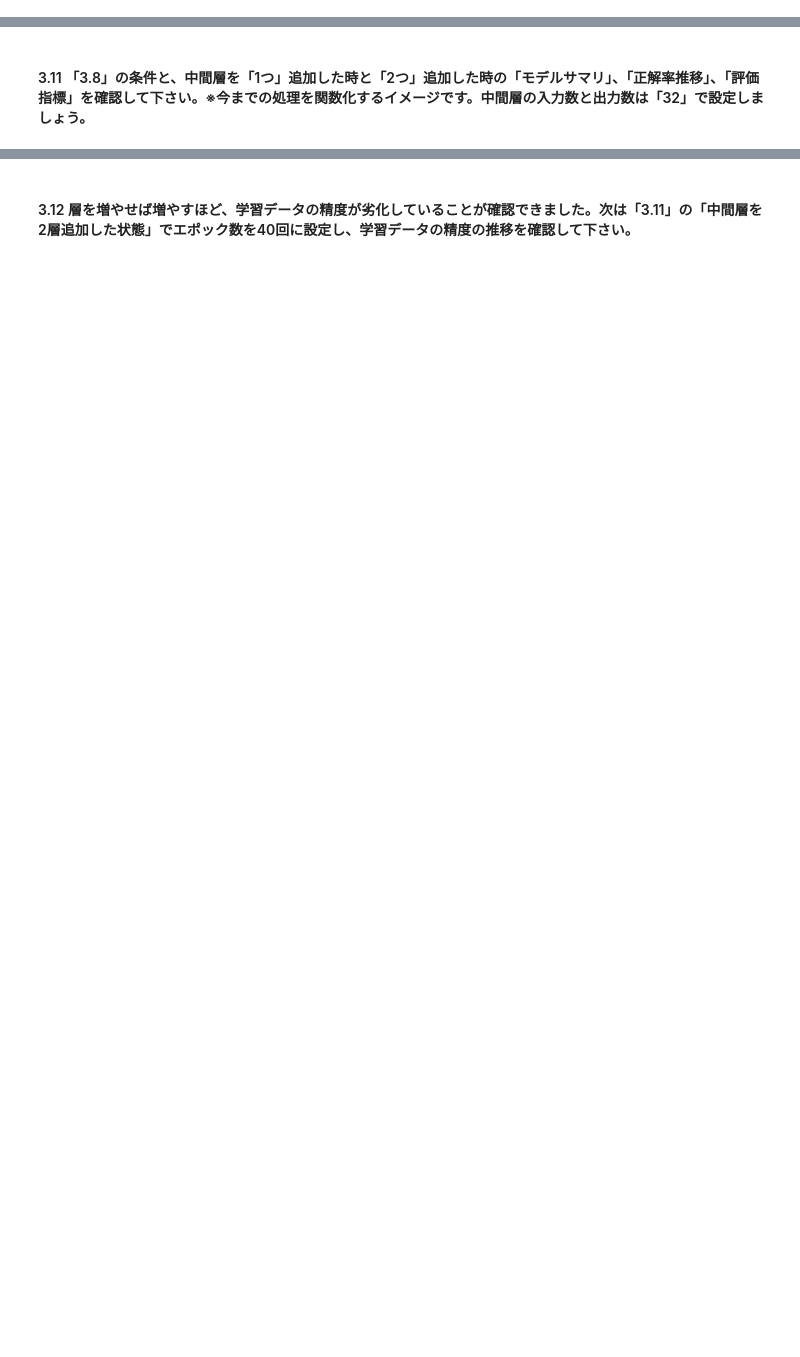
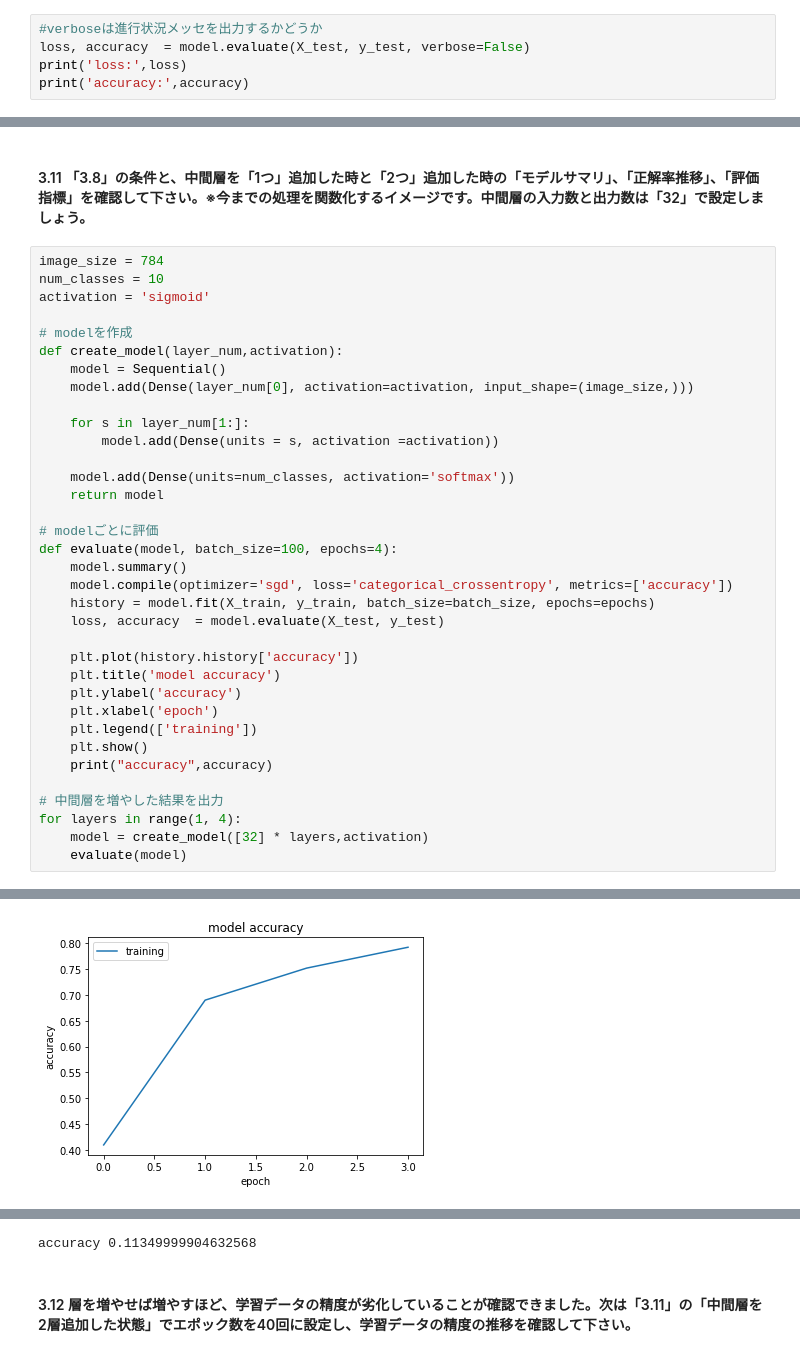
Before and after one commit to konomi1/Python_lesson, a Jupyter notebook: neural_network_editor.ipynb, the cells around one changed output, grey strips where cells are left out. Saved outputs shown, nothing was run; the diff lists cells and outputs as text; blank space fills up the shorter version.

```diff
--- a/neural_network_editor.ipynb
+++ b/neural_network_editor.ipynb
@@ -305,0 +407,5 @@ z = np.dot(x,y)
+# %%
+#verboseは進行状況メッセを出力するかどうか
+loss, accuracy  = model.evaluate(X_test, y_test, verbose=False)
+print('loss:',loss)
+print('accuracy:',accuracy)
@@ -306,2 +415,38 @@ z = np.dot(x,y)
 # %% [markdown]
 #### 3.11 「3.8」の条件と、中間層を「1つ」追加した時と「2つ」追加した時の「モデルサマリ」、「正解率推移」、「評価指標」を確認して下さい。※今までの処理を関数化するイメージです。中間層の入力数と出力数は「32」で設定しましょう。
+# %%
+image_size = 784
+num_classes = 10
+activation = 'sigmoid'
+
+# modelを作成
+def create_model(layer_num,activation):
+    model = Sequential()
+    model.add(Dense(layer_num[0], activation=activation, input_shape=(image_size,)))
+
+    for s in layer_num[1:]:
+        model.add(Dense(units = s, activation =activation))
+
+    model.add(Dense(units=num_classes, activation='softmax'))
+    return model
+
+# modelごとに評価
+def evaluate(model, batch_size=100, epochs=4):
+    model.summary()
+    model.compile(optimizer='sgd', loss='categorical_crossentropy', metrics=['accuracy'])
+    history = model.fit(X_train, y_train, batch_size=batch_size, epochs=epochs)
+    loss, accuracy  = model.evaluate(X_test, y_test)
+
+    plt.plot(history.history['accuracy'])
+    plt.title('model accuracy')
+    plt.ylabel('accuracy')
+    plt.xlabel('epoch')
+    plt.legend(['training'])
+    plt.show()
+    print("accuracy",accuracy)
+
+# 中間層を増やした結果を出力
+for layers in range(1, 4):
+    model = create_model([32] * layers,activation)
+    evaluate(model)
+# %% [output]
@@ -307,0 +470 @@ z = np.dot(x,y)
+[figure, added]
@@ -308,2 +507,3 @@ z = np.dot(x,y)
+accuracy 0.11349999904632568
 # %% [markdown]
 #### 3.12 層を増やせば増やすほど、学習データの精度が劣化していることが確認できました。次は「3.11」の「中間層を2層追加した状態」でエポック数を40回に設定し、学習データの精度の推移を確認して下さい。
```
Also changed, not shown: parts of 77 cells of this notebook.
